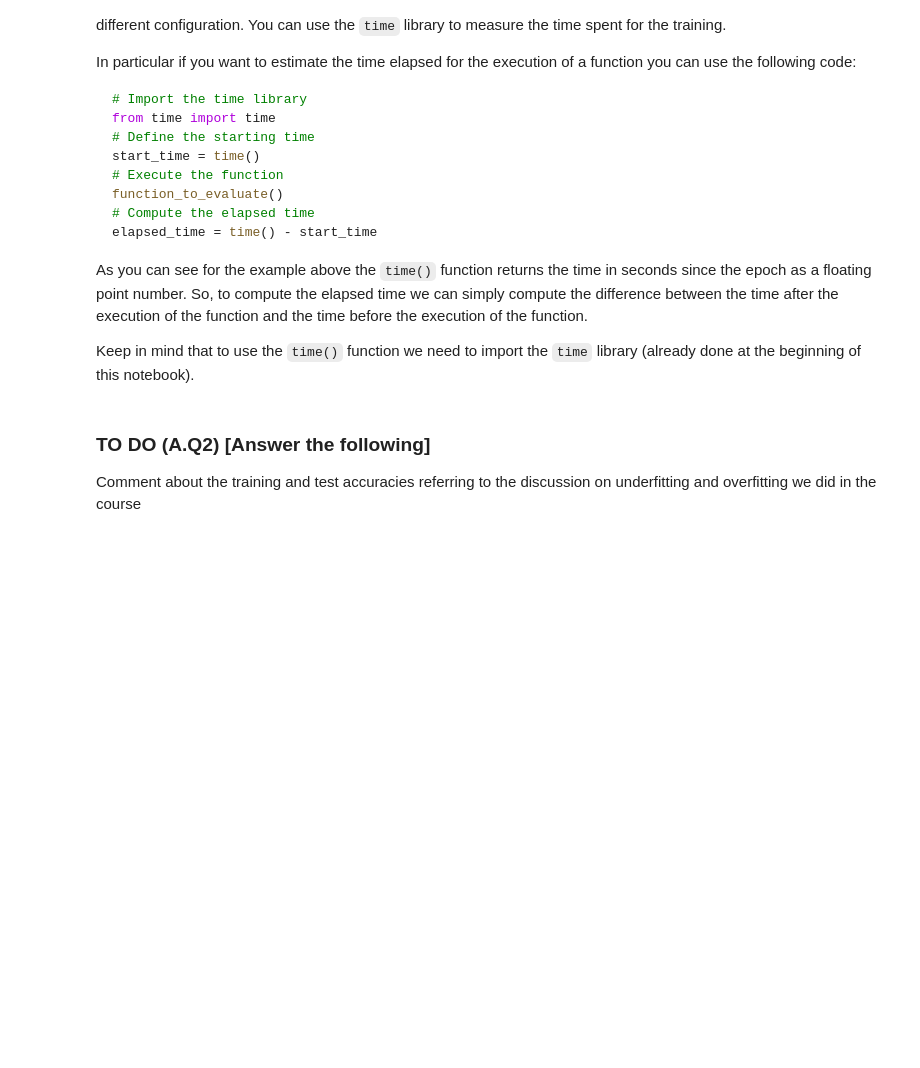
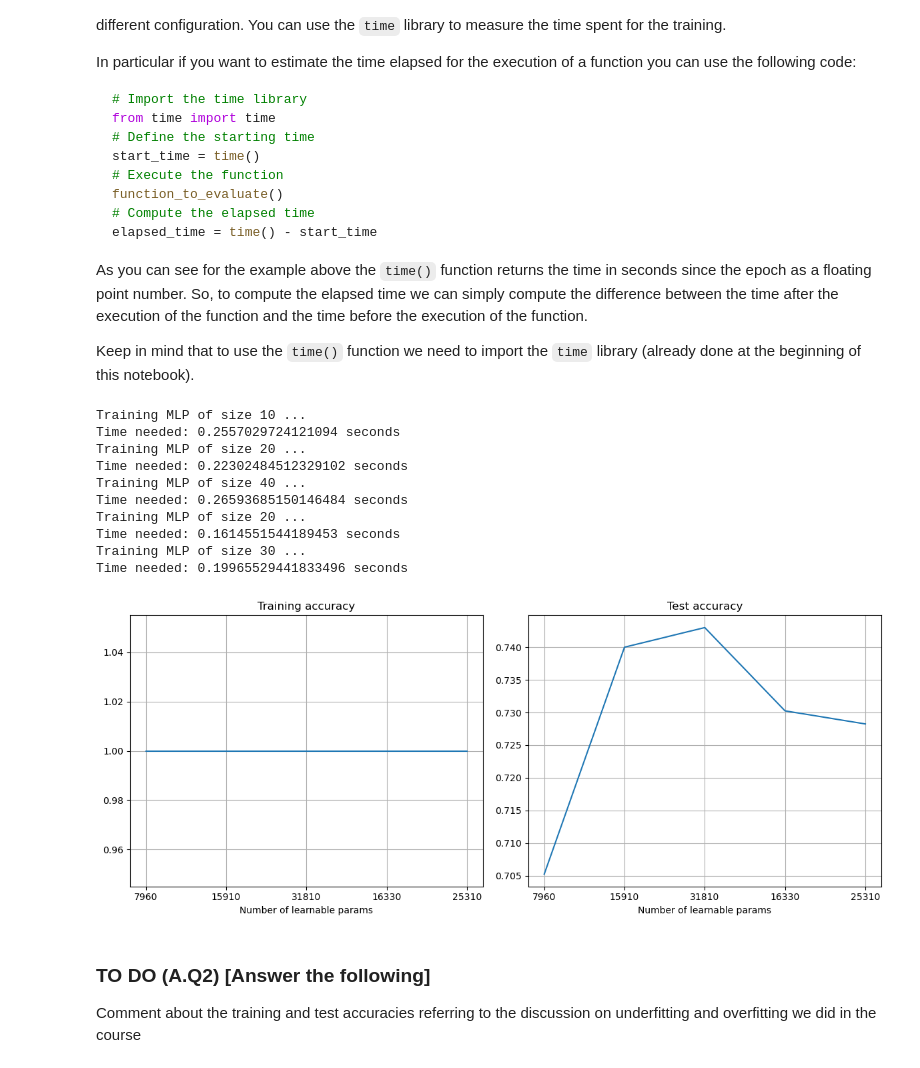
Before and after one commit to darioliotta/MachineLearning-Homeworks, a Jupyter notebook: 4/Liotta_Dario_lab4.ipynb, the cells around one changed output. Drawn from its saved outputs; the diff is of its cells as text; code cells hidden in the pictures; blank space fills up the shorter version.

```diff
--- a/4/Liotta_Dario_lab4.ipynb
+++ b/4/Liotta_Dario_lab4.ipynb
@@ -222,7 +222,7 @@ Now split into training and test. We start with a small training set of $600$ sa
 # %%
 # Random permute the data (both train and test set) and split into training and
 # test taking the first 600 data samples as training and the rests as test
-perm= np.random.permutation(x.shape[0])
+perm = np.random.permutation(x.shape[0])
 
 x = x[perm]
 y = y[perm]
@@ -232,12 +232,20 @@ x_train = x[:m_training]
 y_train = y[:m_training]
 
 m_test = 4000
-x_test  = x[m_training:m_training+m_test]
-y_test  = y[m_training:m_training+m_test]
+x_test  = x[m_training : m_training + m_test]
+y_test  = y[m_training : m_training + m_test]
 
 # Print the number of unique labels (with the correspondent
 # frequency) in the training set and in the test set
 labels, frequencies = np.unique(y_train, return_counts=True)
-print(labels)
-print(frequencies)
+
+print('Training set frequencies')
+for i in range(len(labels)):
+    print(f'Label {labels[i]}: {frequencies[i]} times')
+
+labels, frequencies = np.unique(y_test, return_counts=True)
+
+print('\nTest set frequencies')
+for i in range(len(labels)):
+    print(f'Label {labels[i]}: {frequencies[i]} times')
 # %% [output]
@@ -262,10 +287,12 @@ You can reduce the number of iterations if the running time is too long on your
 parameters = {'hidden_layer_sizes': [(10,), (20,), (40,), (20,20,), (40,20,10)]}
 
 # Create a MLP classifier using scikit-learn
-# ADD YOUR CODE HERE
+mlp = MLPClassifier(max_iter = 200, alpha = 1e-04, solver = 'sgd', tol = 1e-04, learning_rate_init = 0.1, random_state = ID)
 
 # Perform a grid search varying over the given parameters
-# ADD YOUR CODE HERE
+grid_search = GridSearchCV(estimator = mlp, param_grid = parameters, cv = 5)
+grid_search.fit(x_train, y_train)
 
 # Print the best estimator parameters
-# ADD YOUR CODE HERE
+print("Best estimator parameters:")
+print(grid_search.best_estimator_)
@@ -301,31 +332,46 @@ Keep in mind that to use the `time()` function we need to import the `time` libr
 # %%
 # Define the list of hidden layer sizes to try out (feel free to change)
 # Define also the labels for the plot
 hl_sizes = [(10,), (20,), (40,), (20,20,), (30,30,20)]
 hl_labels = [param_count(t, x_train, labels) for t in hl_sizes]
 
 # Train the MLPs with the different hidden layers sizes and get the accuracies
 s_time = time()  # start time
 train_acc_list, test_acc_list = [], []  # lists for saving accuracies (train and test)
 
 for hl_size in hl_sizes:
     print(f"Training MLP of size {hl_size[0]} ...")
 
     # Define the MLP object
-    # ADD YOUR CODE HERE
+    mlp = MLPClassifier(max_iter = 200, alpha = 1e-04, solver = 'sgd', tol = 1e-04, learning_rate_init = 0.1, random_state = ID, hidden_layer_sizes = hl_size)
 
     # Train the MLP
-    # ADD YOUR CODE HERE
+    start_time = time()
+    mlp.fit(x_train, y_train)
+    elapsed_time = time() - start_time
 
     # Save the accuracies in the correct lists
-    # ADD YOUR CODE HERE
+    train_acc_list.append(mlp.score(x_train, y_train))
+    test_acc_list.append(mlp.score(x_test, y_test))
 
     # Print the time needed for training
-    # ADD YOUR CODE HERE
+    print(f"Time needed: {elapsed_time} seconds")
 
 # Plot the train and test and train accuracies
 # Suggestions: use the plot_accuracies function
-# ADD YOUR CODE HERE
+plot_accuracies(accuracies = [train_acc_list, test_acc_list], hl_labels = [hl_labels, hl_labels], titles = ['Training accuracy', 'Test accuracy'])
+# %% [output]
+Training MLP of size 10 ...
+Time needed: 0.2557029724121094 seconds
+Training MLP of size 20 ...
+Time needed: 0.22302484512329102 seconds
+Training MLP of size 40 ...
+Time needed: 0.26593685150146484 seconds
+Training MLP of size 20 ...
+Time needed: 0.1614551544189453 seconds
+Training MLP of size 30 ...
+Time needed: 0.19965529441833496 seconds
+[figure, added]
 # %% [markdown]
 ### TO DO (A.Q2) [Answer the following]
 
```
Also changed, not shown: parts of 9 cells of this notebook.
